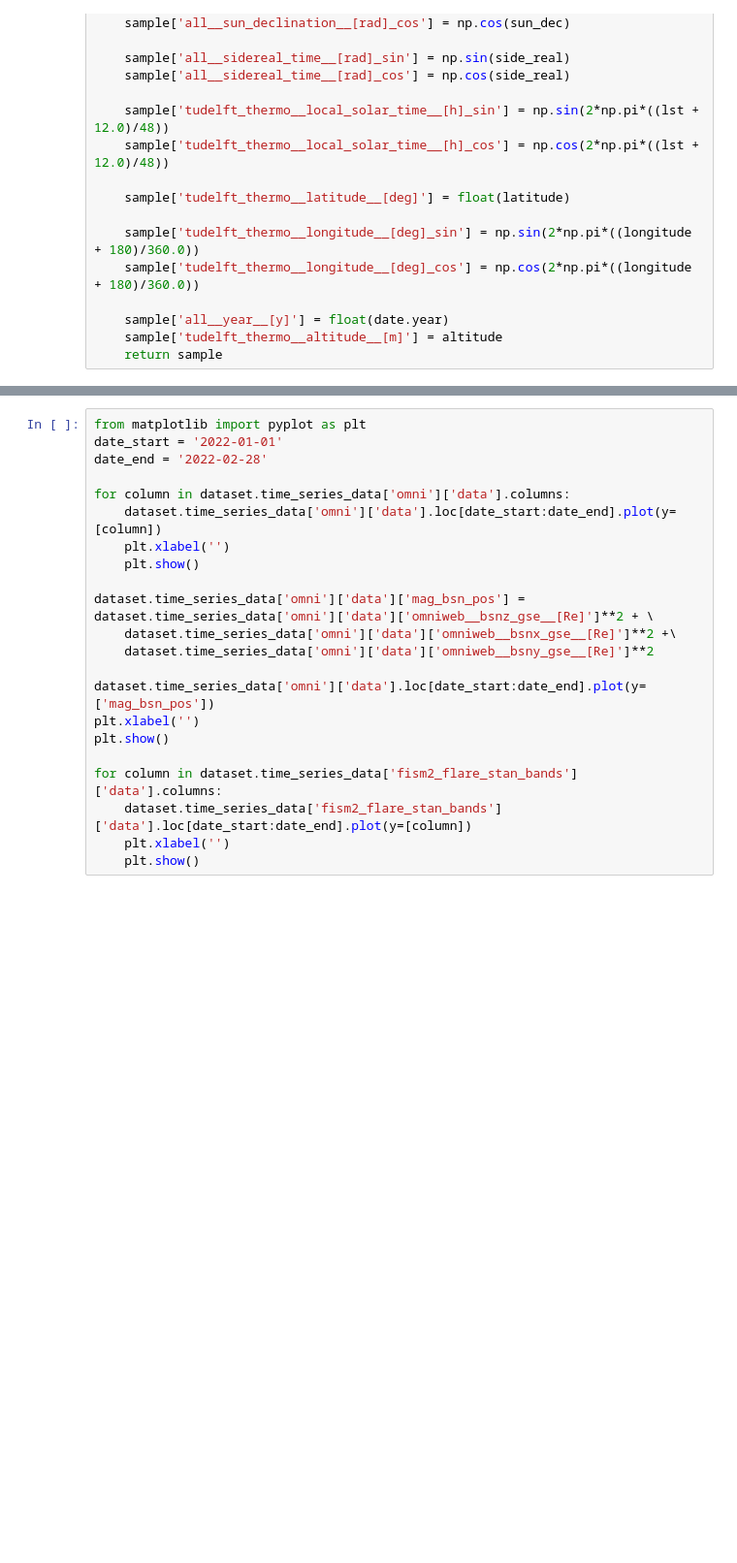
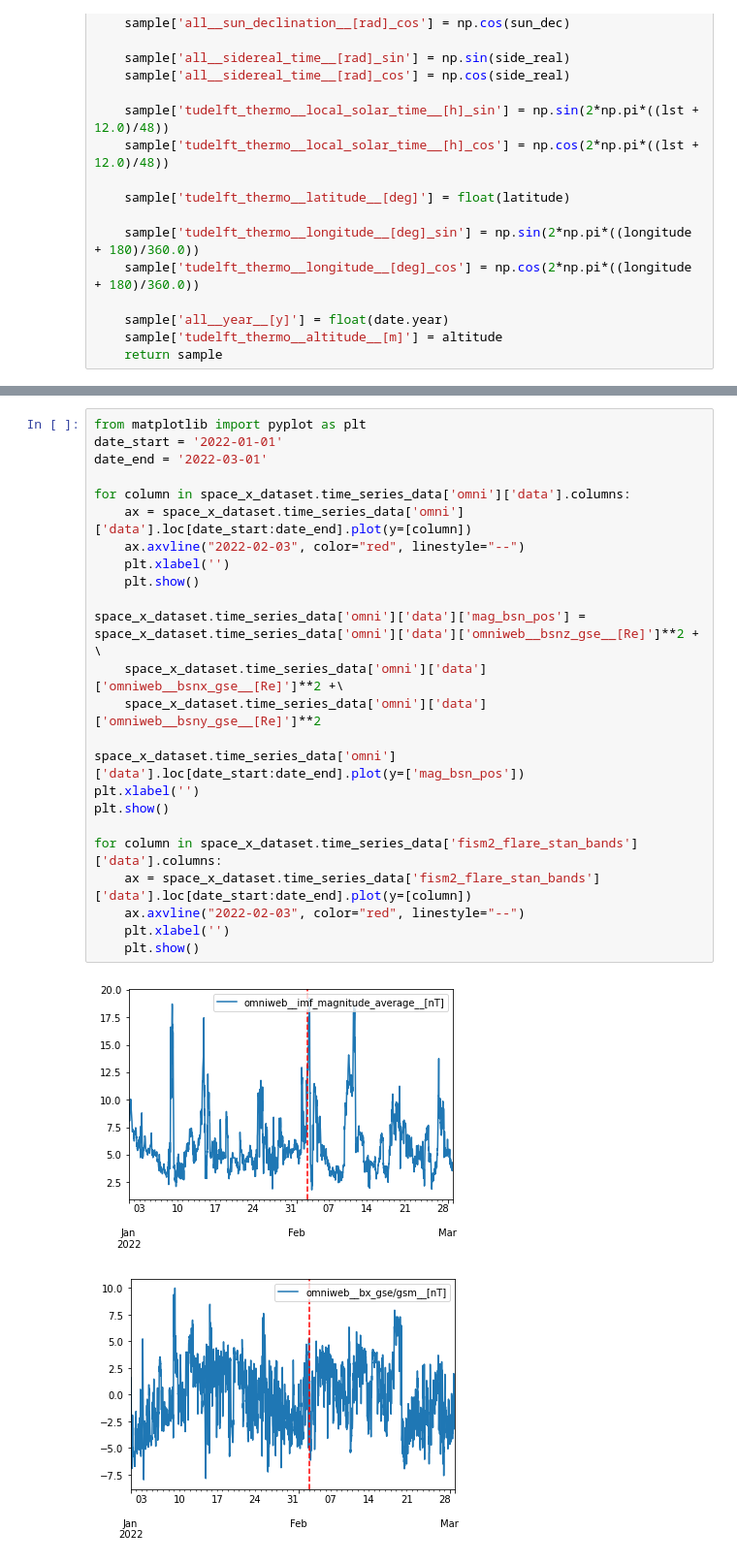
Before and after one commit to spaceml-org/karman, a Jupyter notebook: notebooks/space.ipynb, the cells around one changed output, grey strips where cells are left out. Shown at 97% size. Saved outputs shown, nothing was run; the diff lists cells and outputs as text; blank space fills up the shorter version.

```diff
--- a/notebooks/space.ipynb
+++ b/notebooks/space.ipynb
@@ -228,22 +354,27 @@ for date in tqdm(list(pd.date_range(start='2022-01-30', end='2022-02-05', freq='
 # %%
 from matplotlib import pyplot as plt
 date_start = '2022-01-01'
-date_end = '2022-02-28'
+date_end = '2022-03-01'
 
-for column in dataset.time_series_data['omni']['data'].columns:
-    dataset.time_series_data['omni']['data'].loc[date_start:date_end].plot(y=[column])
+for column in space_x_dataset.time_series_data['omni']['data'].columns:
+    ax = space_x_dataset.time_series_data['omni']['data'].loc[date_start:date_end].plot(y=[column])
+    ax.axvline("2022-02-03", color="red", linestyle="--")
     plt.xlabel('')
     plt.show()
 
-dataset.time_series_data['omni']['data']['mag_bsn_pos'] = dataset.time_series_data['omni']['data']['omniweb__bsnz_gse__[Re]']**2 + \
-    dataset.time_series_data['omni']['data']['omniweb__bsnx_gse__[Re]']**2 +\
-    dataset.time_series_data['omni']['data']['omniweb__bsny_gse__[Re]']**2
+space_x_dataset.time_series_data['omni']['data']['mag_bsn_pos'] = space_x_dataset.time_series_data['omni']['data']['omniweb__bsnz_gse__[Re]']**2 + \
+    space_x_dataset.time_series_data['omni']['data']['omniweb__bsnx_gse__[Re]']**2 +\
+    space_x_dataset.time_series_data['omni']['data']['omniweb__bsny_gse__[Re]']**2
 
-dataset.time_series_data['omni']['data'].loc[date_start:date_end].plot(y=['mag_bsn_pos'])
+space_x_dataset.time_series_data['omni']['data'].loc[date_start:date_end].plot(y=['mag_bsn_pos'])
 plt.xlabel('')
 plt.show()
 
-for column in dataset.time_series_data['fism2_flare_stan_bands']['data'].columns:
-    dataset.time_series_data['fism2_flare_stan_bands']['data'].loc[date_start:date_end].plot(y=[column])
+for column in space_x_dataset.time_series_data['fism2_flare_stan_bands']['data'].columns:
+    ax = space_x_dataset.time_series_data['fism2_flare_stan_bands']['data'].loc[date_start:date_end].plot(y=[column])
+    ax.axvline("2022-02-03", color="red", linestyle="--")
     plt.xlabel('')
     plt.show()
+# %% [output]
+[figure, added]
+[figure, added]
```
Also changed, not shown: parts of 16 cells of this notebook.
